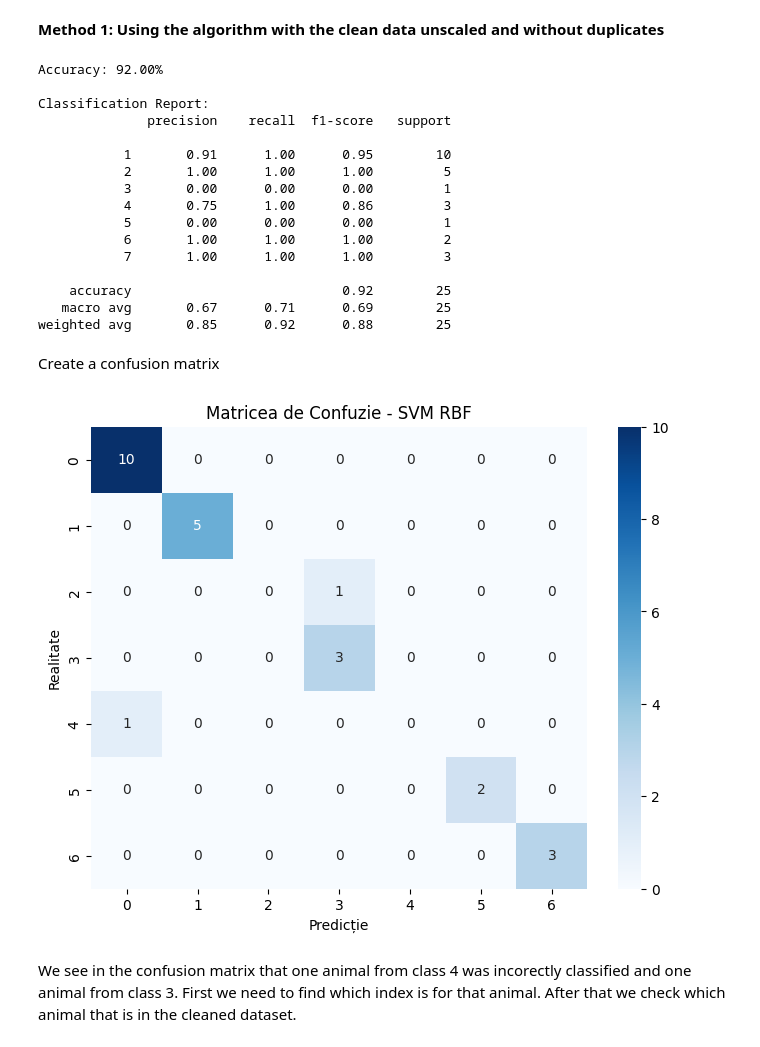
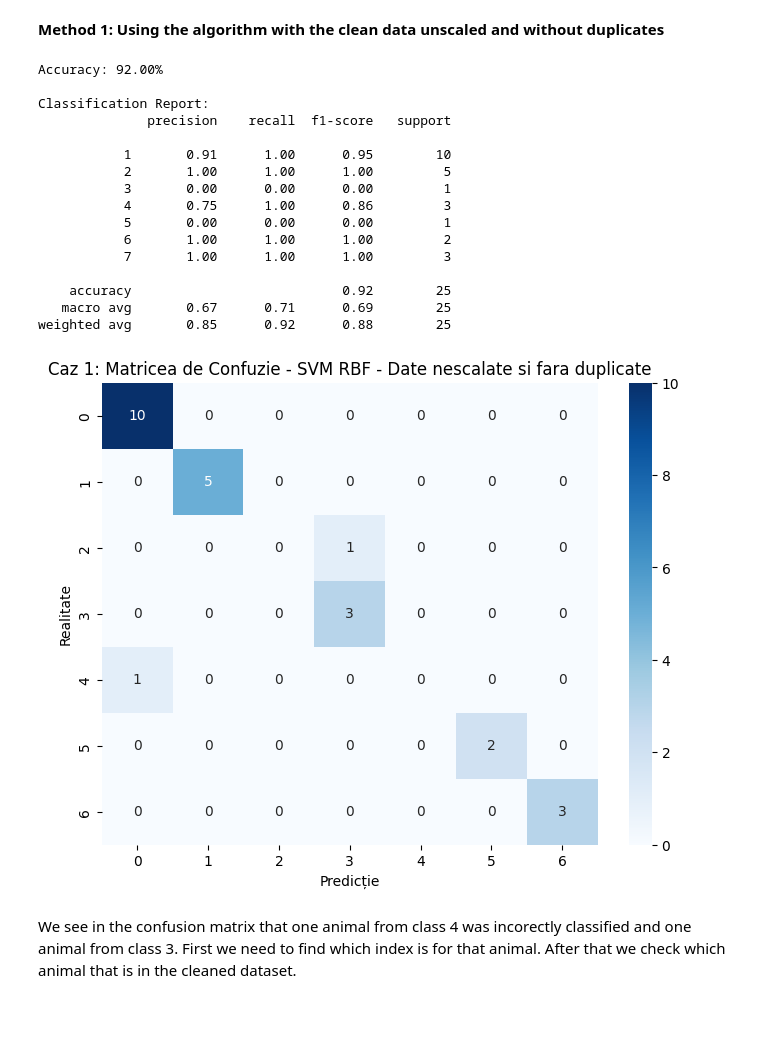
Before and after one commit to DenisaEM/ProiectIA-, a Jupyter notebook: ProiectIA_ZOO_with_SVM.ipynb, the cells around one changed output. Drawn from its saved outputs; the diff is of its cells as text; code cells hidden in the pictures; blank space fills up the shorter version.

```diff
--- a/ProiectIA_ZOO_with_SVM.ipynb
+++ b/ProiectIA_ZOO_with_SVM.ipynb
@@ -153,49 +153,46 @@ Testing set size: 25
 **Method 1: Using the algorithm with the clean data unscaled and without duplicates**
 # %%
 
-from sklearn.metrics import accuracy_score, classification_report
+from sklearn.metrics import accuracy_score, classification_report, confusion_matrix
+
+# Applying the algorithm
 
 clf=svm.SVC(kernel='rbf',C=1,gamma='scale')
 clf.fit(X_train,y_train)
 predictie_unscaled=clf.predict(X_test)
 
 # See the results
 print(f"Accuracy: {accuracy_score(y_test, predictie_unscaled) * 100:.2f}%")
 print("\nClassification Report:")
 print(classification_report(y_test, predictie_unscaled, zero_division=0))
+
+# Calculating the confusion matrix
+cm = confusion_matrix(y_test, predictie_unscaled)
+
+plt.figure(figsize=(8,6))
+sns.heatmap(cm, annot=True, fmt='d', cmap='Blues')
+plt.xlabel('Predicție')
+plt.ylabel('Realitate')
+plt.title('Caz 1: Matricea de Confuzie - SVM RBF - Date nescalate si fara duplicate')
+plt.show()
 # %% [output]
 Accuracy: 92.00%
 
 Classification Report:
               precision    recall  f1-score   support
 
            1       0.91      1.00      0.95        10
            2       1.00      1.00      1.00         5
            3       0.00      0.00      0.00         1
            4       0.75      1.00      0.86         3
            5       0.00      0.00      0.00         1
            6       1.00      1.00      1.00         2
            7       1.00      1.00      1.00         3
 
     accuracy                           0.92        25
    macro avg       0.67      0.71      0.69        25
 weighted avg       0.85      0.92      0.88        25
+[figure, added]
-# %% [markdown]
-Create a confusion matrix
-# %%
-from sklearn.metrics import confusion_matrix
-
-# Calculating the confusion matrix
-cm = confusion_matrix(y_test, predictie_unscaled)
-
-plt.figure(figsize=(8,6))
-sns.heatmap(cm, annot=True, fmt='d', cmap='Blues')
-plt.xlabel('Predicție')
-plt.ylabel('Realitate')
-plt.title('Matricea de Confuzie - SVM RBF')
-plt.show()
-# %% [output]
-[figure, removed]
 # %% [markdown]
 We see in the confusion matrix that one animal from class 4 was incorectly classified and one animal from class 3. First we need to find which index is for that animal. After that we check which animal that is in the cleaned dataset.
 # %%
```
Also changed, not shown: parts of 4 cells of this notebook.
